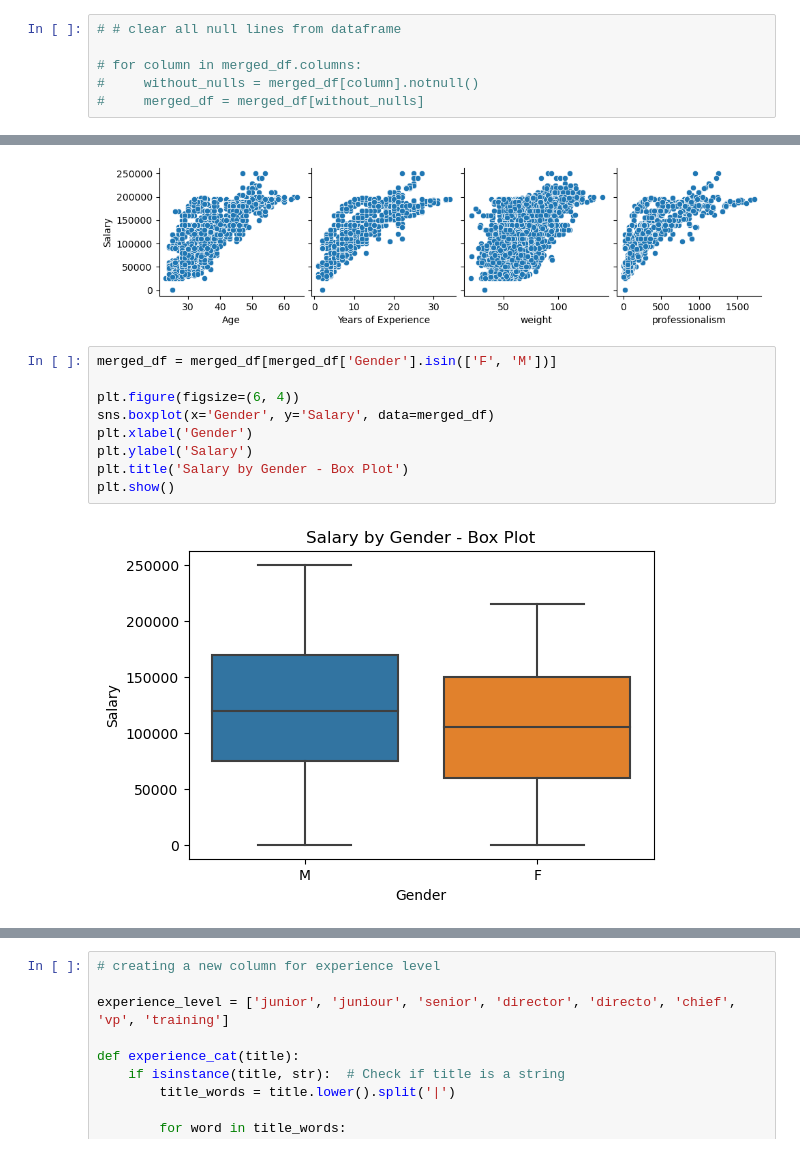
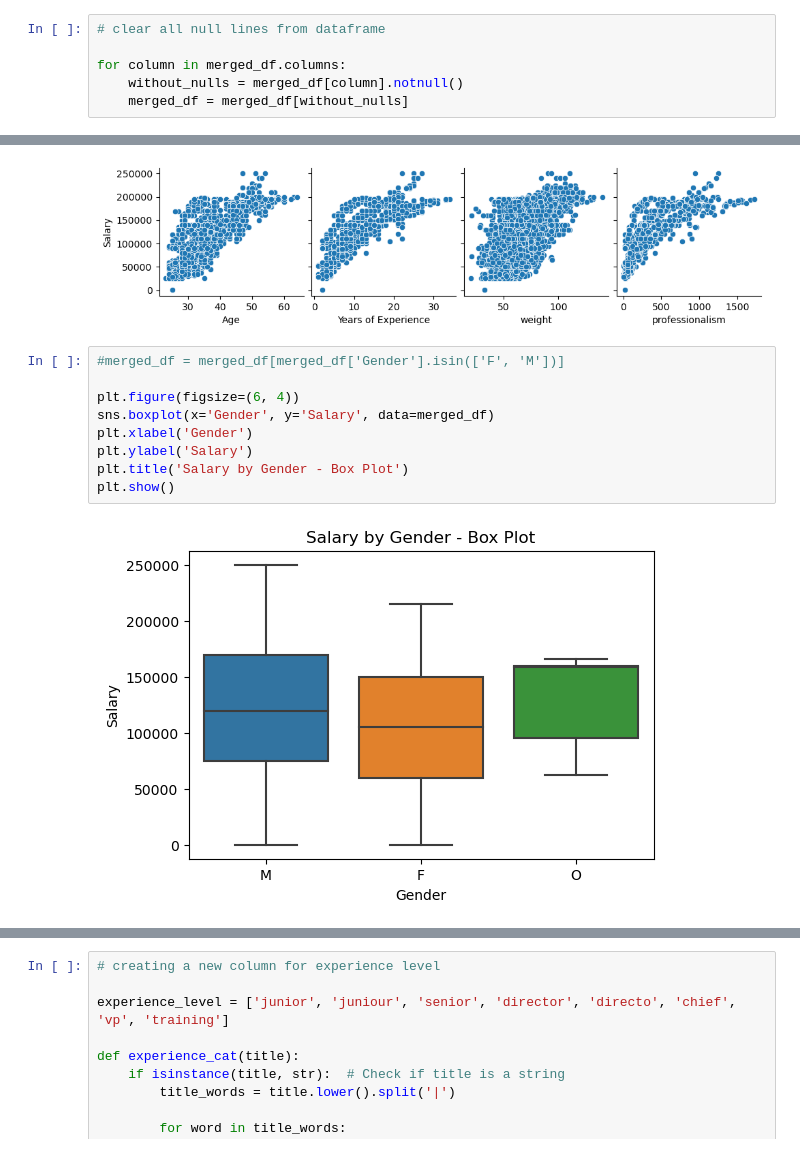
Before and after one commit to Shahar94/Regression_Project, a Jupyter notebook: Regression_Project.ipynb, the cells around one changed output, grey strips where cells are left out. Cells and saved outputs as stored; diff of their text form.

```diff
--- a/Regression_Project.ipynb
+++ b/Regression_Project.ipynb
@@ -79,11 +80,11 @@ X_test_csv.drop('Unnamed: 0', axis =1, inplace=True)
 # %%
 merged_df = pd.merge(X_train, y_train, on='id')
 # %%
-# # clear all null lines from dataframe
+# clear all null lines from dataframe
 
-# for column in merged_df.columns:
-#     without_nulls = merged_df[column].notnull()
-#     merged_df = merged_df[without_nulls]
+for column in merged_df.columns:
+    without_nulls = merged_df[column].notnull()
+    merged_df = merged_df[without_nulls]
 # %%
 merged_df.info()
 # %% [output]
@@ -159,16 +160,16 @@ plt.show()
 # %% [output]
 [figure]
 # %%
-merged_df = merged_df[merged_df['Gender'].isin(['F', 'M'])]
+#merged_df = merged_df[merged_df['Gender'].isin(['F', 'M'])]
 
 plt.figure(figsize=(6, 4))
 sns.boxplot(x='Gender', y='Salary', data=merged_df)
 plt.xlabel('Gender')
 plt.ylabel('Salary')
 plt.title('Salary by Gender - Box Plot')
 plt.show()
 # %% [output]
-[figure, old version]
+[figure, new version]
 # %%
 # Independent t-test to understand if The differences significant
 import scipy.stats as stats
```
Also changed, not shown: parts of 46 cells of this notebook, 1 other file.
